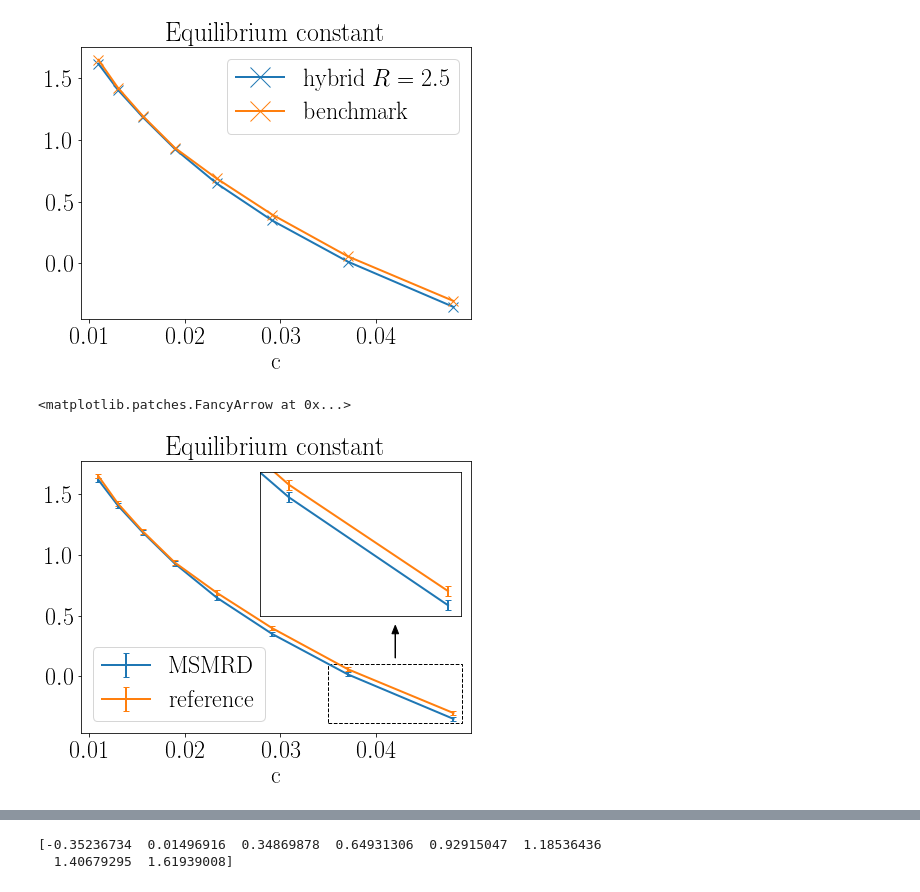
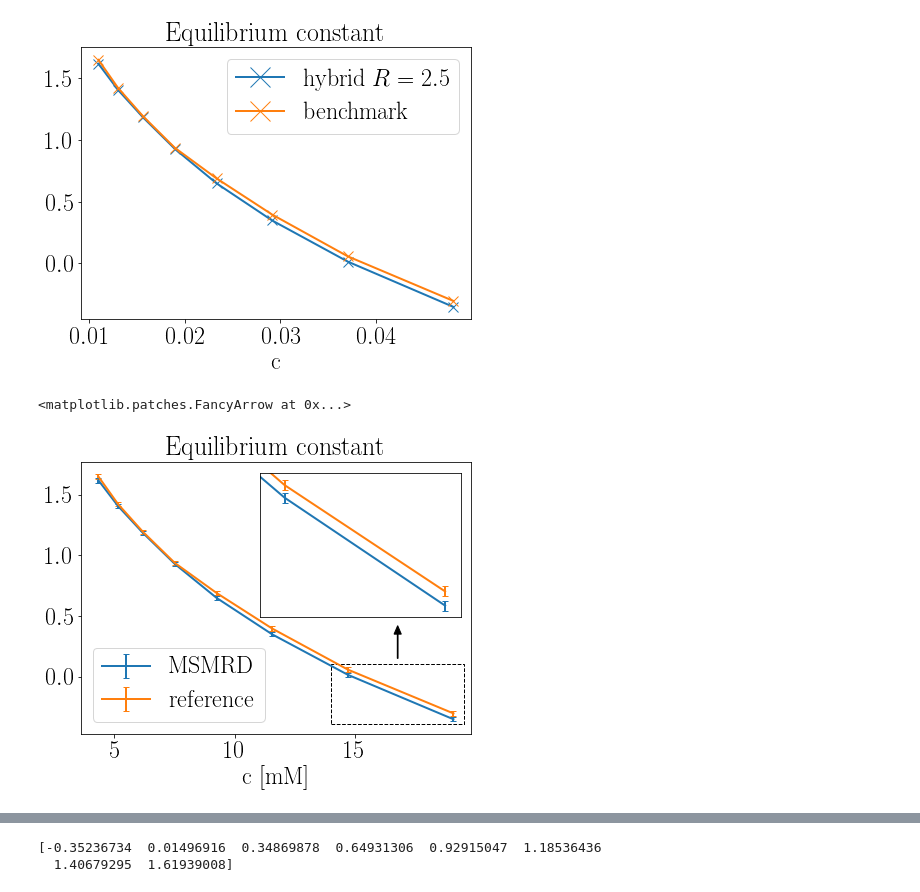
Before and after one commit to markovmodel/msmrd, a Jupyter notebook: scripts/current/analyzeRates3D.ipynb, the cells around one changed output, grey strips where cells are left out. Cells and saved outputs as stored; diff of their text form; code cells hidden in the pictures.

```diff
--- a/scripts/current/analyzeRates3D.ipynb
+++ b/scripts/current/analyzeRates3D.ipynb
@@ -14,11 +14,14 @@ radii = np.array([2.75, 3.0, 3.25, 3.5, 3.75, 4.0, 4.25, 4.5])
 #FPTs_onH_smallR = pickle.load(open('/group/ag_cmb/scratch/dibakma/MSMRD/asym3D/rates/fpts_on_10000_runs_lag0.01_R2.0_125files_240partitions.p'))
 FPTs_onH = pickle.load(open('/group/ag_cmb/scratch/dibakma/MSMRD/asym3D/rates/fpts_on_10000_runs_lag0.05_R2.5_120files_240partitions.p'))
 FPTs_onB = pickle.load(open('/group/ag_cmb/scratch/dibakma/MSMRD/asym3D/rates/fpts_on_10000_runs_benchmark_dt0.001.p'))
+# %%
+Na = 6.022
+c = [1e4/(Na*4./3.*np.pi*np.power(rad, 3)) for rad in radii] #concentration in mili molar
 # %%
 #k_onH_smallR = np.array([1./np.mean(fpts) for fpts in FPTs_onH_smallR])
 k_onH = np.array([1./np.mean(fpts) for fpts in FPTs_onH])
 k_onB = np.array([1./np.mean(fpts) for fpts in FPTs_onB])
-c = [1./np.power(rad, 3) for rad in radii]
+#c = [1./np.power(rad, 3) for rad in radii]
 # %%
 fpt_onH_err = []
 for fpt in FPTs_onH:
@@ -157,26 +171,26 @@ plt.title('Equilibrium constant')
 # %%
 mpl.rcParams.update({'ytick.labelsize':24, 'xtick.labelsize':24, 'axes.labelsize':24, 'axes.titlesize':26})
 fig, axs = plt.subplots(nrows=1, ncols=1)
 ax = axs
 ax.set_title('$k_{on}$')
 ax.errorbar(c, np.log(koff_H/k_onH), yerr=k_onH*fpt_onH_boot_err, label='MSMRD$', capsize=3)
 ax.errorbar(c,  np.log(koff_B/k_onB), yerr=k_onB*fpt_onB_boot_err, label='reference', capsize=3)
 #plt.errorbar(c, k_onB, 'x-', yerr=k_onB_err, label='benchmark')
-plt.xlabel('c')
+plt.xlabel('c [mM]')
 plt.legend(loc=3)
 plt.title('Equilibrium constant')
 #plt.xlim(0.03-0.001, 0.03+0.001)
 ax2 = plt.axes([.48, .45, .4, .4])
 ax2.errorbar(c, np.log(koff_H/k_onH), yerr=k_onH*fpt_onH_boot_err, capsize=3)
 ax2.errorbar(c, np.log(koff_B/k_onB), yerr=k_onB*fpt_onB_boot_err, capsize=3)
-ax2.set_xlim(0.035, 0.049)
+ax2.set_xlim(14, 19.5)
 ax2.set_ylim(-0.39, 0.1)
 ax2.set_yticklabels(())
 plt.setp(ax2, xticks=[], yticks=[])
-ax.add_patch(mpl.patches.Rectangle((0.035, -0.39), 0.014, 0.49, fill=False, lw=1, linestyle='dashed'))
-ax.arrow(0.042, 0.15, 0, 0.2, fc='k', head_length=0.07, width=0.00003, head_width=0.0007, fill=True)
+ax.add_patch(mpl.patches.Rectangle((14, -0.39), 5.5, 0.49, fill=False, lw=1, linestyle='dashed'))
+ax.arrow(16.75, 0.15, 0, 0.2, fc='k', head_length=0.07, width=0.03, head_width=0.3, fill=True)
 #plt.xlim(0.03-0.001, 0.03+0.001)
-#plt.savefig('../Paper/figs/asym3D/Keq.pdf', bbox_inches='tight')
+#plt.savefig('../../Paper/figs/asym3D/Keq_units.pdf', bbox_inches='tight')
 # %% [output]
 <matplotlib.patches.FancyArrow at 0x...>
-[figure, old version]
+[figure, new version]
```
Also changed, not shown: parts of 6 cells of this notebook, 7 other files.
